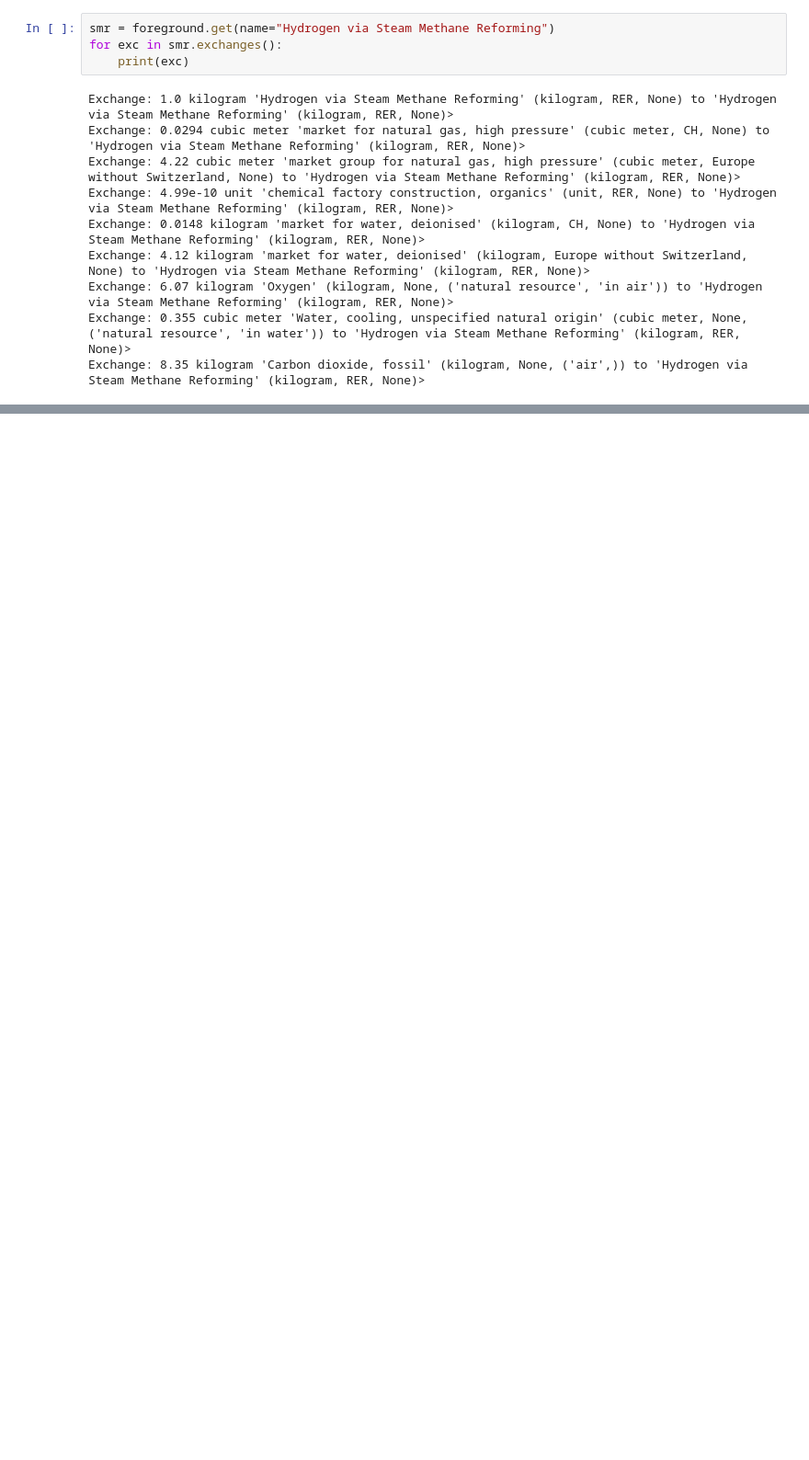
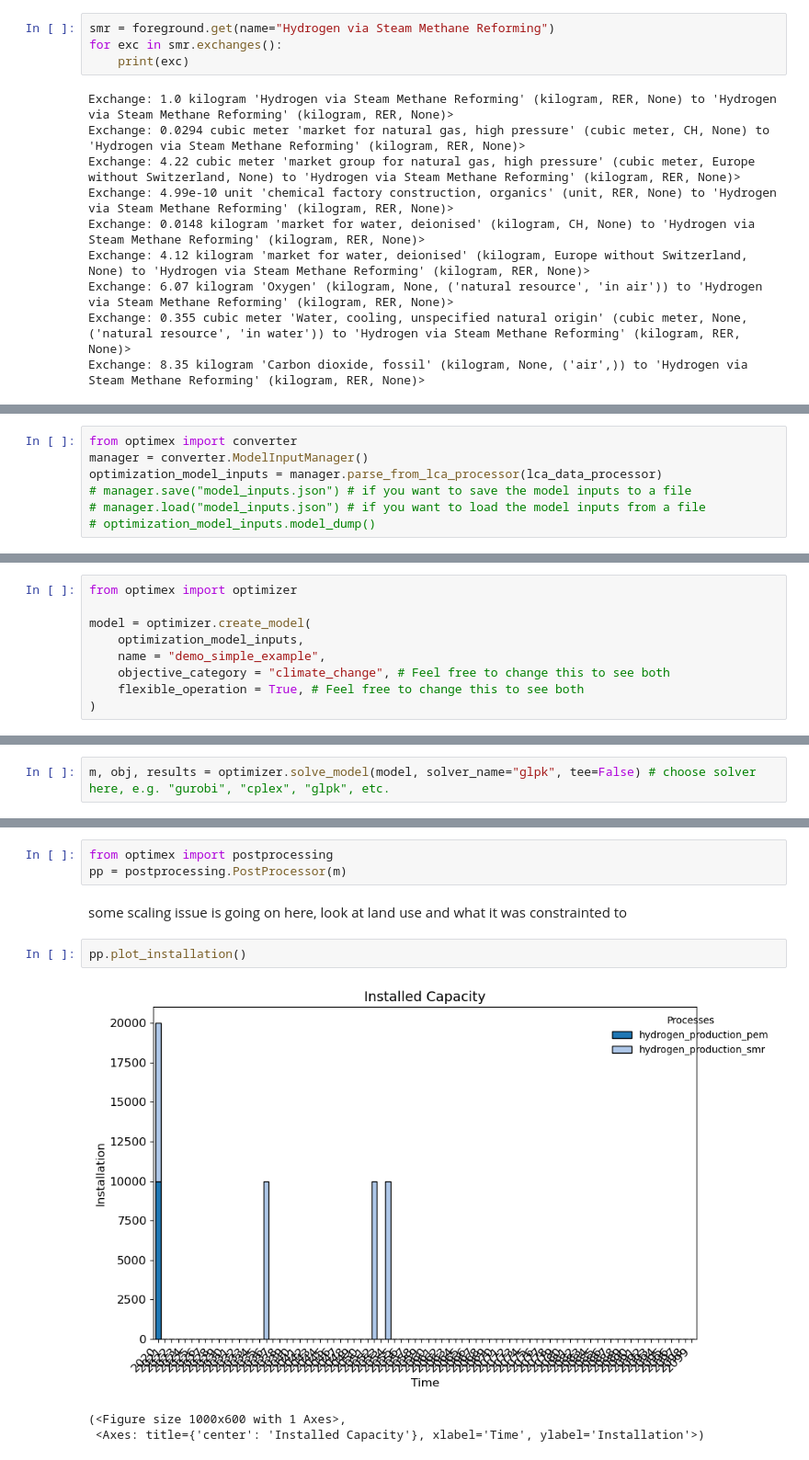
Before and after one commit to RWTH-LTT/optimex, a Jupyter notebook: notebooks/case_study_H2_temporal_evolution.ipynb, the cells around one changed output, grey strips where cells are left out. Shown at 92% size. Cells and saved outputs as stored; diff of their text form; blank space fills up the shorter version.

```diff
--- a/notebooks/case_study_H2_temporal_evolution.ipynb
+++ b/notebooks/case_study_H2_temporal_evolution.ipynb
@@ -244,0 +274,7 @@ ValueError: There are no flows to characterize. Please make sure your time horiz
+# %%
+from optimex import converter
+manager = converter.ModelInputManager()
+optimization_model_inputs = manager.parse_from_lca_processor(lca_data_processor)
+# manager.save("model_inputs.json") # if you want to save the model inputs to a file
+# manager.load("model_inputs.json") # if you want to load the model inputs from a file
+# optimization_model_inputs.model_dump()
@@ -244,0 +341,9 @@ ValueError: There are no flows to characterize. Please make sure your time horiz
+# %%
+from optimex import optimizer
+
+model = optimizer.create_model(
+    optimization_model_inputs,
+    name = "demo_simple_example",
+    objective_category = "climate_change", # Feel free to change this to see both
+    flexible_operation = True, # Feel free to change this to see both
+)
@@ -244,0 +354,2 @@ ValueError: There are no flows to characterize. Please make sure your time horiz
+# %%
+m, obj, results = optimizer.solve_model(model, solver_name="glpk", tee=False) # choose solver here, e.g. "gurobi", "cplex", "glpk", etc.
@@ -244,0 +384,11 @@ ValueError: There are no flows to characterize. Please make sure your time horiz
+# %%
+from optimex import postprocessing
+pp = postprocessing.PostProcessor(m)
+# %% [markdown]
+some scaling issue is going on here, look at land use and what it was constrainted to
+# %%
+pp.plot_installation()
+# %% [output]
+[figure, added]
+(<Figure size 1000x600 with 1 Axes>,
+ <Axes: title={'center': 'Installed Capacity'}, xlabel='Time', ylabel='Installation'>)
```
Also changed, not shown: parts of 36 cells of this notebook, 7 other files.
